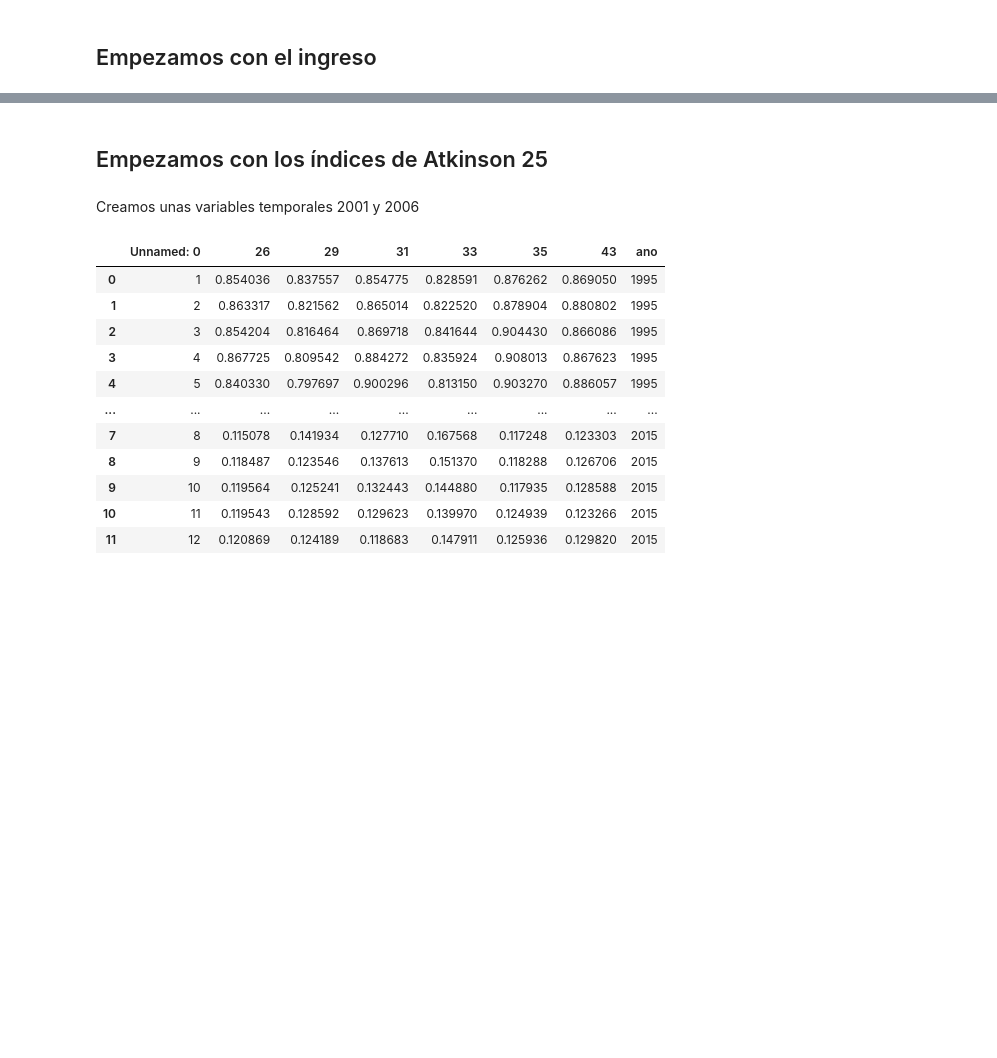
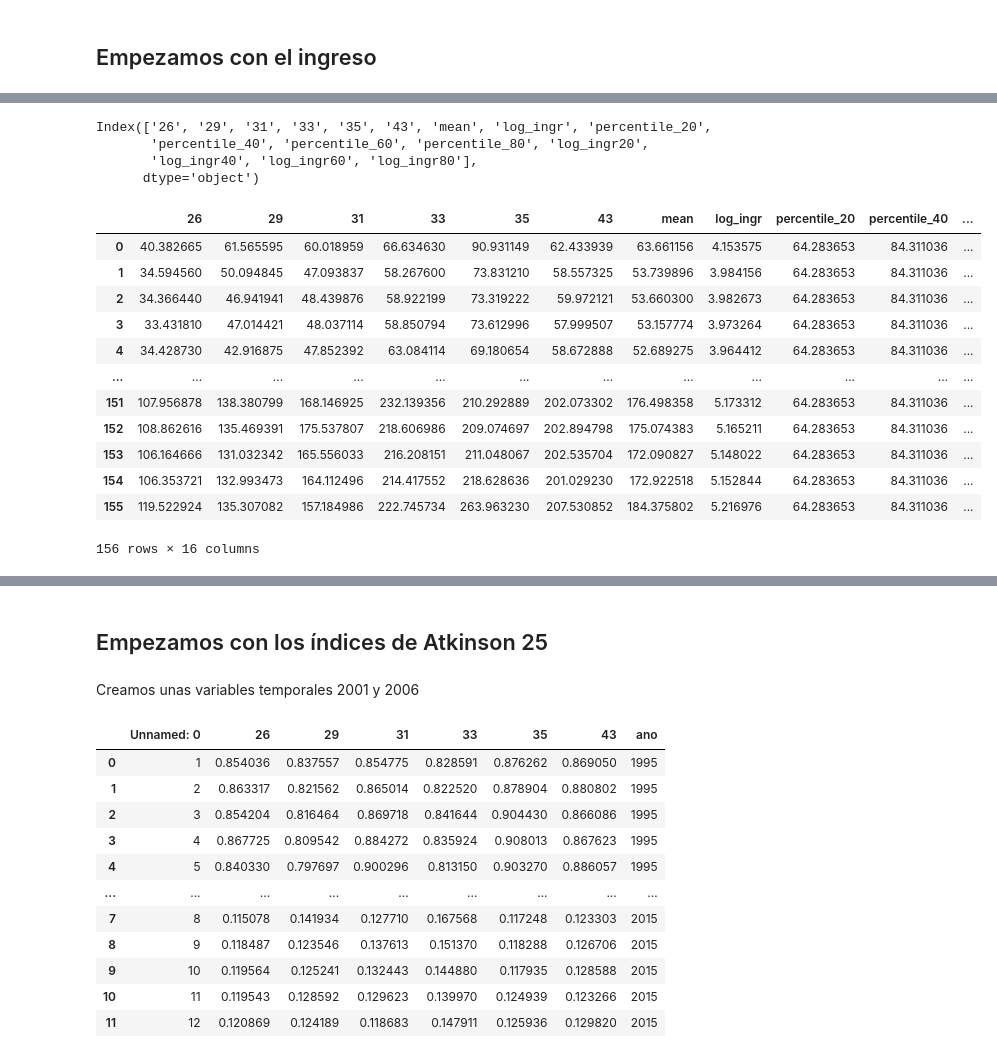
Before and after one commit to oejaramillo/Replicaci-n, a Jupyter notebook: datos final.ipynb, the cells around one changed output, grey strips where cells are left out. Saved outputs shown, nothing was run; the diff lists cells and outputs as text; code cells hidden in the pictures; blank space fills up the shorter version.

```diff
--- a/datos final.ipynb
+++ b/datos final.ipynb
@@ -121,0 +11,7 @@ base_ynr['ln'].loc[base_ynr['ln']!=0].plot()
+# %%
+ynr.columns
+# %% [output]
+Index(['26', '29', '31', '33', '35', '43', 'mean', 'log_ingr', 'percentile_20',
+       'percentile_40', 'percentile_60', 'percentile_80', 'log_ingr20',
+       'log_ingr40', 'log_ingr60', 'log_ingr80'],
+      dtype='object')
@@ -121,0 +30,16 @@ base_ynr['ln'].loc[base_ynr['ln']!=0].plot()
+# %%
+ynr
+# %% [output]
+|  | 26 | 29 | 31 | 33 | 35 | 43 | mean | log_ingr | percentile_20 | percentile_40 | ... |
+| 0 | 40.382665 | 61.565595 | 60.018959 | 66.634630 | 90.931149 | 62.433939 | 63.661156 | 4.153575 | 64.283653 | 84.311036 | ... |
+| 1 | 34.594560 | 50.094845 | 47.093837 | 58.267600 | 73.831210 | 58.557325 | 53.739896 | 3.984156 | 64.283653 | 84.311036 | ... |
+| 2 | 34.366440 | 46.941941 | 48.439876 | 58.922199 | 73.319222 | 59.972121 | 53.660300 | 3.982673 | 64.283653 | 84.311036 | ... |
+| 3 | 33.431810 | 47.014421 | 48.037114 | 58.850794 | 73.612996 | 57.999507 | 53.157774 | 3.973264 | 64.283653 | 84.311036 | ... |
+| 4 | 34.428730 | 42.916875 | 47.852392 | 63.084114 | 69.180654 | 58.672888 | 52.689275 | 3.964412 | 64.283653 | 84.311036 | ... |
+| ... | ... | ... | ... | ... | ... | ... | ... | ... | ... | ... | ... |
+| 151 | 107.956878 | 138.380799 | 168.146925 | 232.139356 | 210.292889 | 202.073302 | 176.498358 | 5.173312 | 64.283653 | 84.311036 | ... |
+| 152 | 108.862616 | 135.469391 | 175.537807 | 218.606986 | 209.074697 | 202.894798 | 175.074383 | 5.165211 | 64.283653 | 84.311036 | ... |
+| 153 | 106.164666 | 131.032342 | 165.556033 | 216.208151 | 211.048067 | 202.535704 | 172.090827 | 5.148022 | 64.283653 | 84.311036 | ... |
+| 154 | 106.353721 | 132.993473 | 164.112496 | 214.417552 | 218.628636 | 201.029230 | 172.922518 | 5.152844 | 64.283653 | 84.311036 | ... |
+| 155 | 119.522924 | 135.307082 | 157.184986 | 222.745734 | 263.963230 | 207.530852 | 184.375802 | 5.216976 | 64.283653 | 84.311036 | ... |
+156 rows × 16 columns
```
Also changed, not shown: parts of 20 cells of this notebook, 16 other files.
